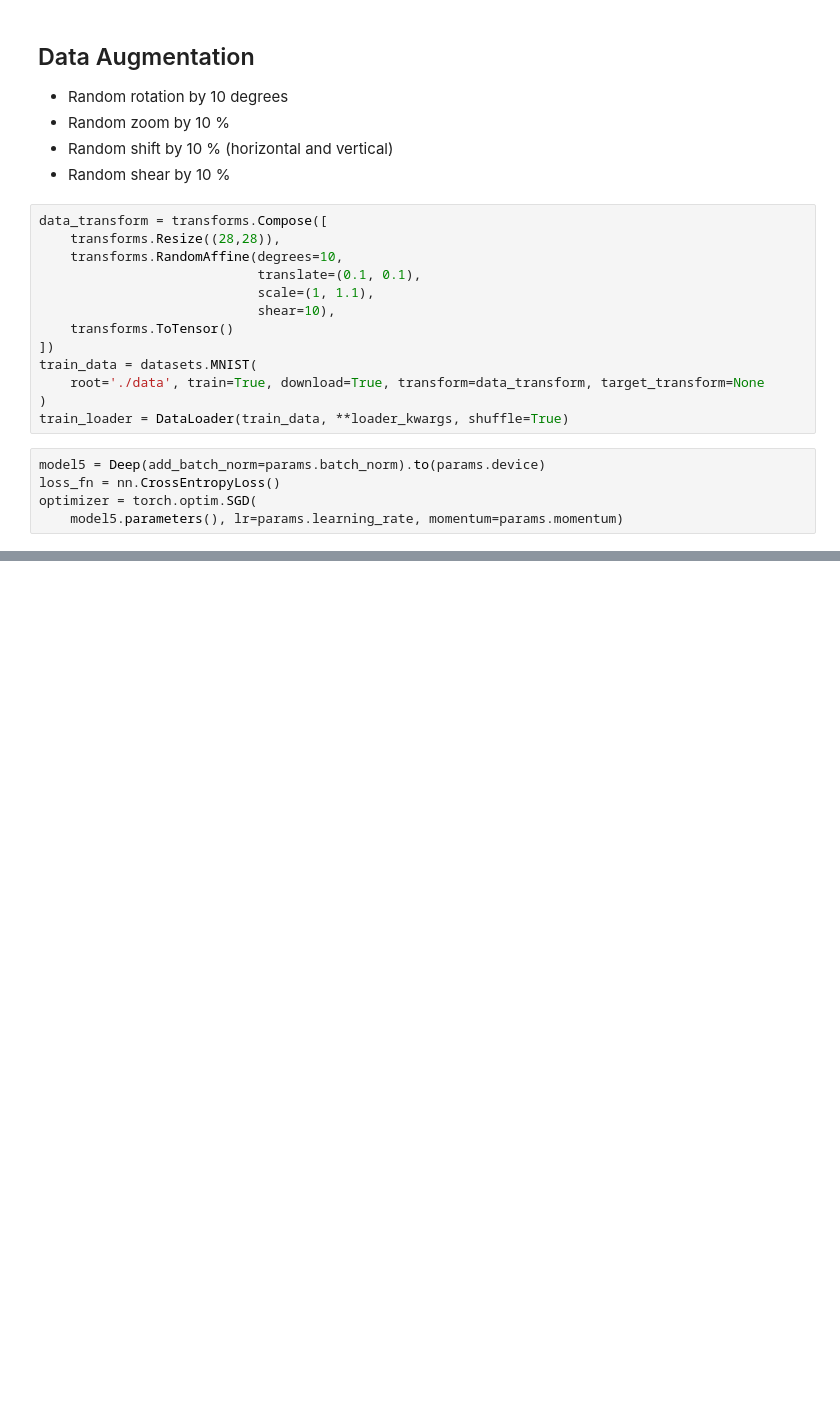
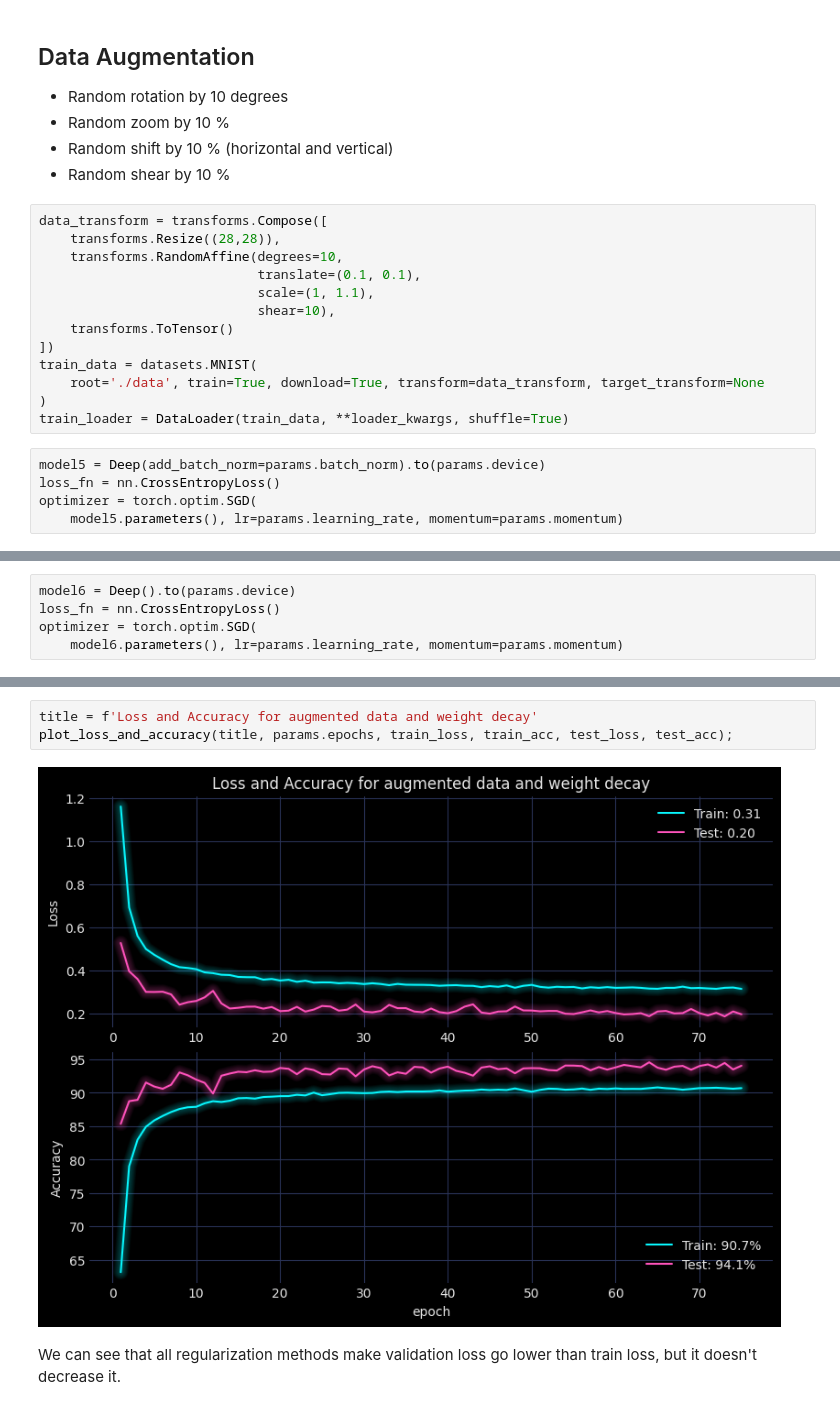
Before and after one commit to Yolonek/MachineLearningApplications, a Jupyter notebook: CNN/2.1-DeepModelRegularization.ipynb, the cells around one changed output, grey strips where cells are left out. Saved outputs shown, nothing was run; the diff lists cells and outputs as text; blank space fills up the shorter version.

```diff
--- a/CNN/2.1-DeepModelRegularization.ipynb
+++ b/CNN/2.1-DeepModelRegularization.ipynb
@@ -339,0 +305,5 @@ plot_loss_and_accuracy(model6, params.epochs, train_loss, train_acc, test_loss,
+# %%
+model6 = Deep().to(params.device)
+loss_fn = nn.CrossEntropyLoss()
+optimizer = torch.optim.SGD(
+    model6.parameters(), lr=params.learning_rate, momentum=params.momentum)
@@ -339,0 +327,7 @@ plot_loss_and_accuracy(model6, params.epochs, train_loss, train_acc, test_loss,
+# %%
+title = f'Loss and Accuracy for augmented data and weight decay'
+plot_loss_and_accuracy(title, params.epochs, train_loss, train_acc, test_loss, test_acc);
+# %% [output]
+[figure, added]
+# %% [markdown]
+We can see that all regularization methods make validation loss go lower than train loss, but it doesn't decrease it.
```
Also changed, not shown: parts of 26 cells of this notebook, 1 other file.
